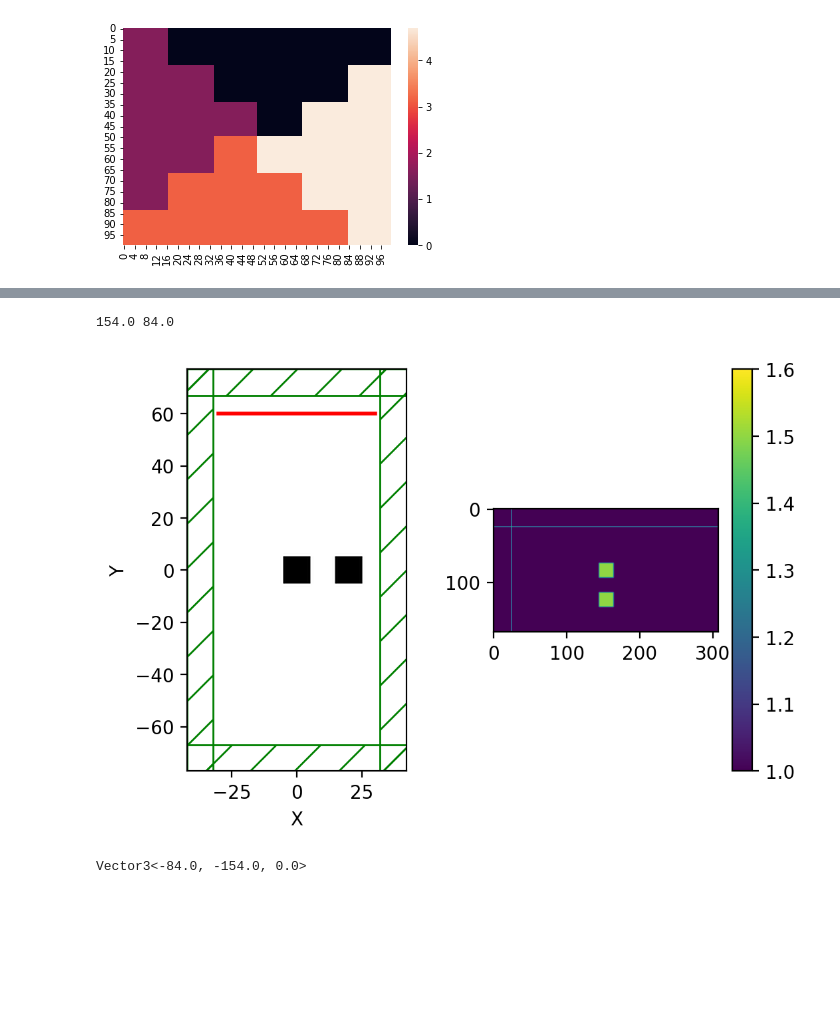
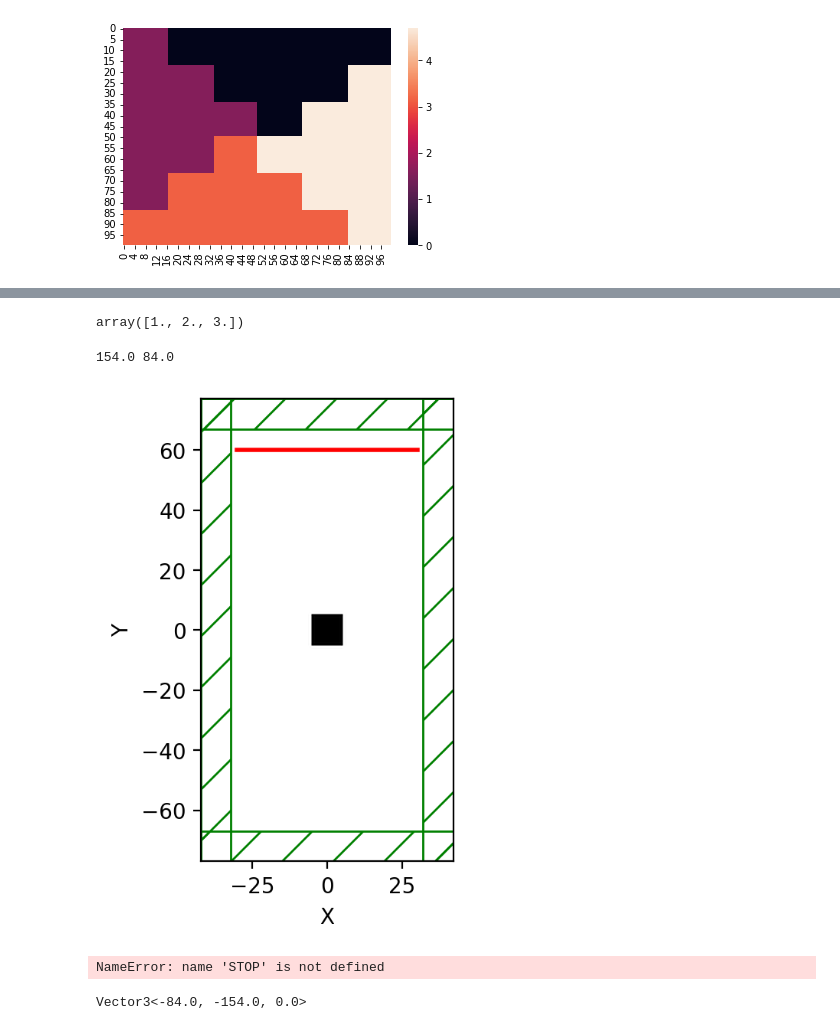
Before and after one commit to tornikeo/fe_vortex_optic_gates, a Jupyter notebook: simulation.ipynb, the cells around one changed output, grey strips where cells are left out. Cells and saved outputs as stored; diff of their text form; code cells hidden in the pictures; blank space fills up the shorter version.

```diff
--- a/simulation.ipynb
+++ b/simulation.ipynb
@@ -112,3 +112,11 @@ sns.heatmap(xarr)
 # %% [output]
 <AxesSubplot:>
 [figure]
+# %%
+
+import math
+def round_multiple(x,base):
+    return base * round(x / base + 1e-8)
+
+for i in range(10):
+    print(round_multiple(i,2))
@@ -115,3 +172,7 @@ sns.heatmap(xarr)
+# %%
+np.array(mp.Medium(epsilon_diag=(1,2,3)).epsilon_diag)
+# %% [output]
+array([1., 2., 3.])
 # %%
 from functools import partial
 mp.verbosity.set(0)
@@ -131,17 +192,7 @@ sources = [
         center=mp.Vector3(0, H/2 - D - h * .5, 0)
     )
 ]
-def eps_function(p, center, size):
-    # x,y = p.x, p.y
-    print(p, center, size)
-    # rot = np.arctan2(y,x)
-    # if
-    eps_1 = 1 - k_0 * np.sin(pi/4) ** 2 # first eps (for Ex)
-    eps_3 = 1 - k_0 * np.cos(pi / 4) ** 2 # middle eps (for Ey)
-    eps_4 = 1 # last eps (For Ez)
-    return mp.Medium(epsilon_diag=(eps_1, eps_3, eps_4))
 
-eps_function.do_averaging = False
 
 # for y in np.linspace(
 #     start = H/2-D-h*1.5,
@@ -165,49 +216,67 @@ eps_function.do_averaging = False
 #         break
 #     break
 
+
 center = mp.Vector3(0,0,0)
 size = mp.Vector3(10,10,0)
-b = mp.Block(
+def eps_function(p):
+    # x,y = p.x, p.y
+    # print(p, center, size)
+    # rot = np.arctan2(y,x)
+    # if
+    dp = p - center
+    angle =
+    eps_1 = 1 - k_0 * np.sin(angle) ** 2 # first eps (for Ex)
+    eps_3 = 1 - k_0 * np.cos(angle) ** 2 # middle eps (for Ey)
+    eps_4 = 1 # last eps (For Ez)
+    return mp.Medium(epsilon_diag=(eps_1, eps_3, eps_4))
+    # return mp.Medium(epsilon_diag=(2, 2, 2))
+eps_function.do_averaging = False
+
+geometry.append(
+    mp.Block(
         size=size,
         center=center,
         # material=partial(eps_function, center=center, size=size),
-        material = mp.Medium(epsilon_diag=mp.Vector3(2,2,1)),
+        material=eps_function,
+        # material = mp.Medium(epsilon_diag=mp.Vector3(2,2,1)),
     )
-geometry.append(
-    b
 )
+resolution = np.ceil(h * 1 / 6)
 
-resolution = np.ceil(h * 1 / 6)
+
 
 pml_layers = [mp.PML(pml_size)]
 sim = mp.Simulation(
     cell_size=cell,
     boundary_layers=pml_layers,
     geometry=geometry,
     geometry_center=mp.Vector3(0,0,0),
     sources=sources,
     resolution=resolution,
     Courant=courant,
     eps_averaging=True,
 )
 sim.run(until=10)
 
 plt.figure(dpi=200)
 plt.subplot(121)
 sim.plot2D()
 
 # x = sim.get_efield().copy().sum(-1)
-plt.subplot(122)
-x = sim.get_epsilon().copy()
-x[int(resolution * pml_depth), :] += .3
-x[:,int(resolution * pml_depth),] += .3
-plt.imshow(x)
-plt.colorbar()
+# plt.subplot(122)
+# x = sim.get_epsilon().copy()
+# x[int(resolution * pml_depth), :] += .3
+# x[:,int(resolution * pml_depth),] += .3
+# plt.imshow(x)
+# plt.colorbar()
 
 plt.show()
+STOP
 # %% [output]
 154.0 84.0
-[figure, old version]
+[figure, new version]
+NameError: name 'STOP' is not defined
 # %%
 mp.Vector3()-cell
 # %% [output]
```
Also changed, not shown: parts of 2 cells of this notebook.
